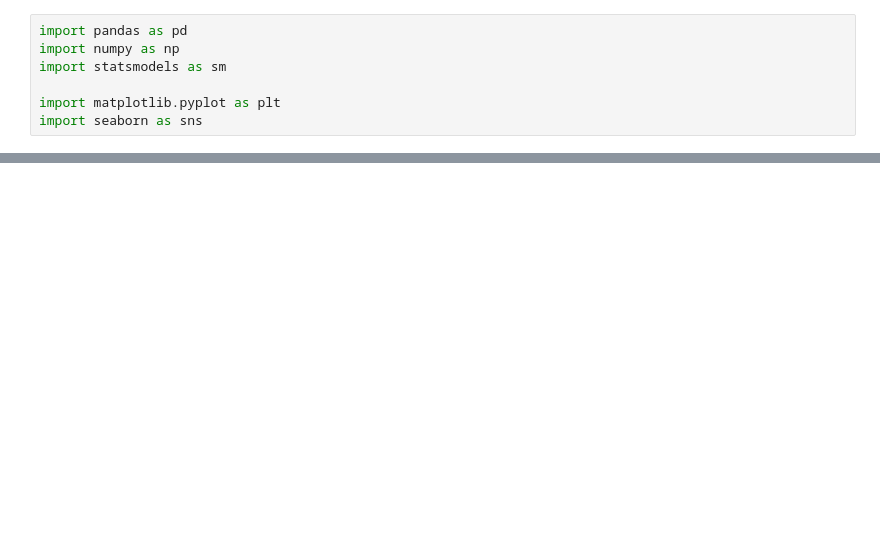
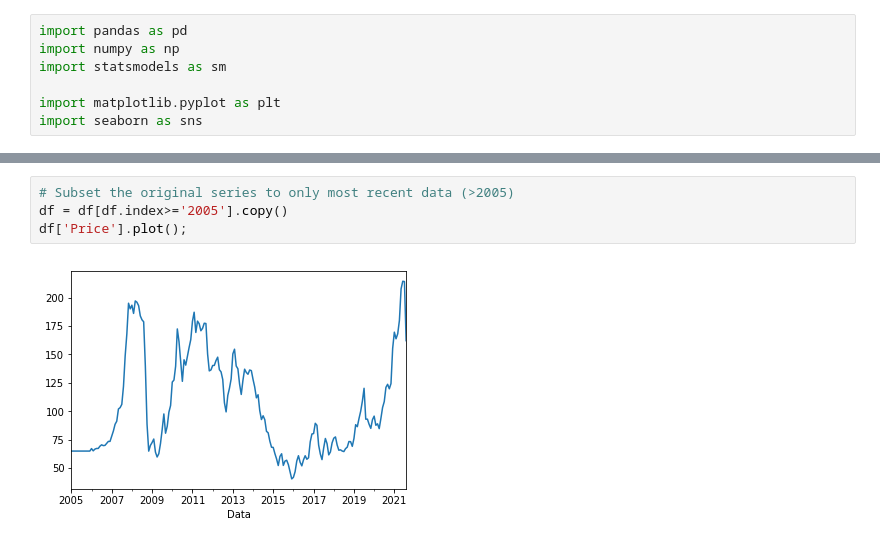
Before and after one commit to rejaneol/iron_ore_price_forecasting, a Jupyter notebook: iron-ore-prices-forecasting.ipynb, the cells around one changed output, grey strips where cells are left out. Cells and saved outputs as stored; diff of their text form; blank space fills up the shorter version.

```diff
--- a/iron-ore-prices-forecasting.ipynb
+++ b/iron-ore-prices-forecasting.ipynb
@@ -57,0 +299,6 @@ df['Price'].plot();
+# %%
+# Subset the original series to only most recent data (>2005)
+df = df[df.index>='2005'].copy()
+df['Price'].plot();
+# %% [output]
+[figure, added]
```
Also changed, not shown: parts of 59 cells of this notebook.
